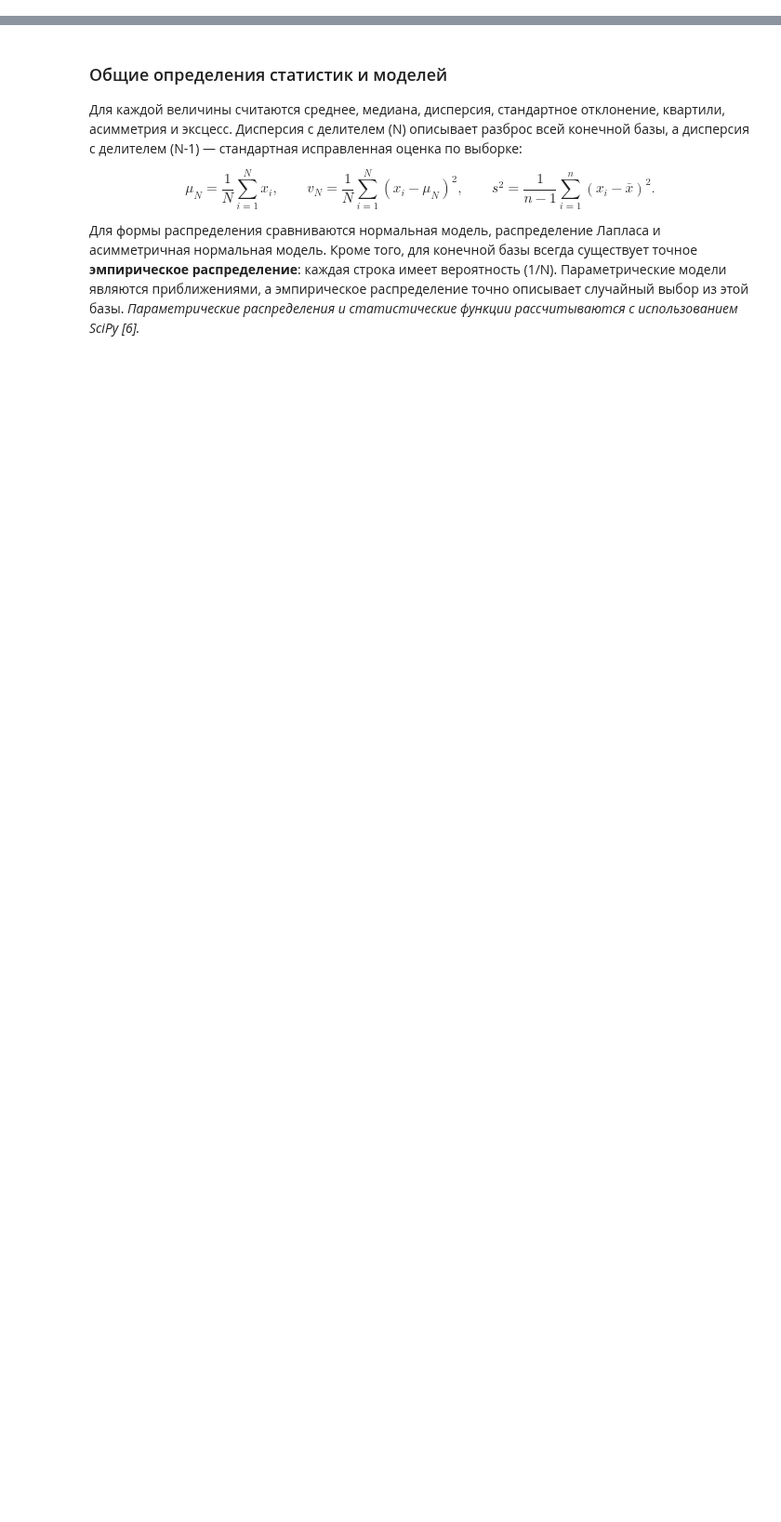
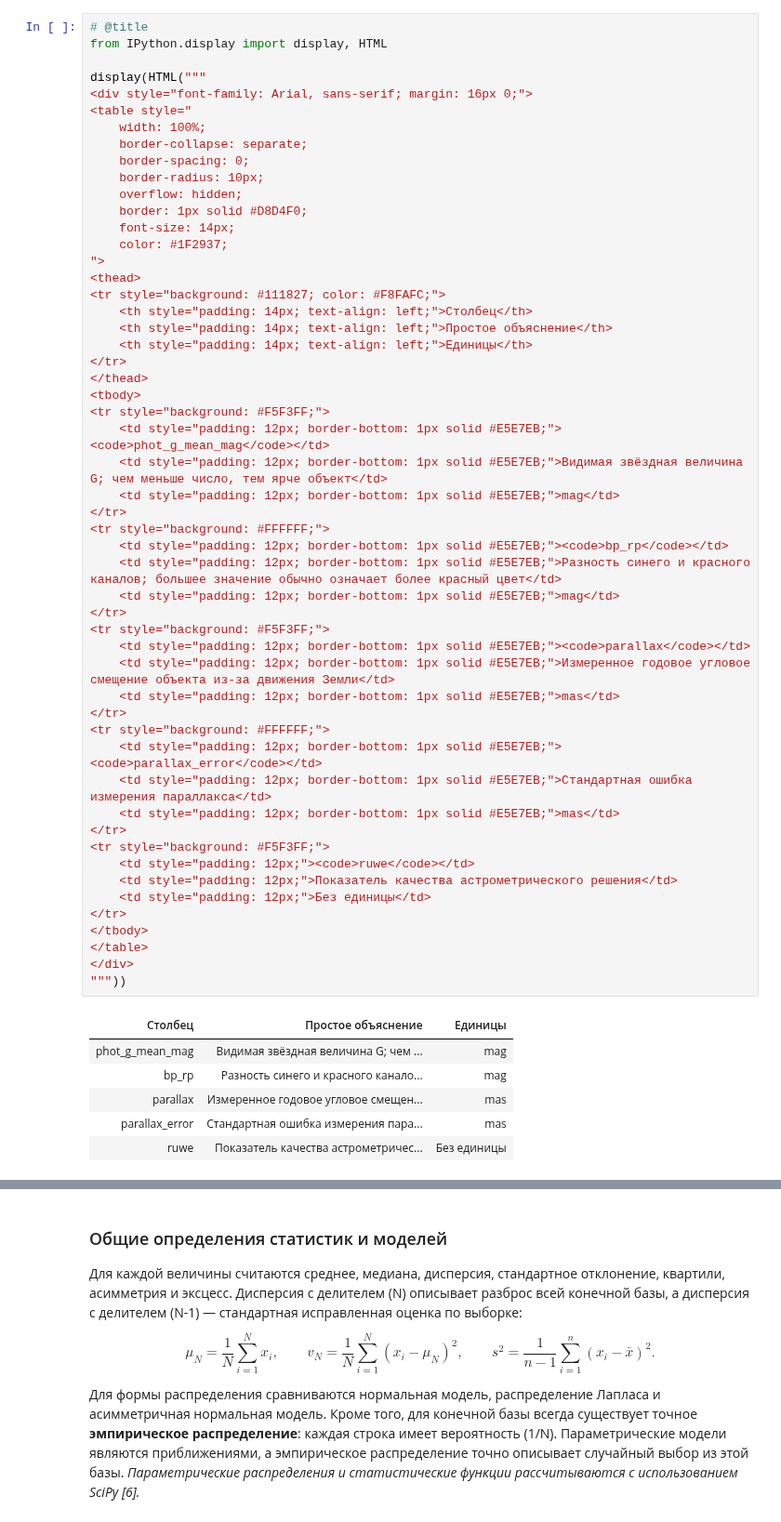
Before and after one commit to sofia28s/statistics, a Jupyter notebook: Lab01_Gaia.ipynb, the cells around one changed output, grey strips where cells are left out. Shown at 93% size. Drawn from its saved outputs; the diff is of its cells as text; blank space fills up the shorter version.

```diff
--- a/Lab01_Gaia.ipynb
+++ b/Lab01_Gaia.ipynb
@@ -45,2 +194,62 @@ ORDER BY random_index
 Отрицательные измеренные параллаксы не удаляются. Они возможны из-за ошибок измерения малых величин; отрицательный параллакс не означает физическое отрицательное расстояние [3].
+# %%
+# @title
+from IPython.display import display, HTML
+
+display(HTML("""
+<div style="font-family: Arial, sans-serif; margin: 16px 0;">
+<table style="
+    width: 100%;
+    border-collapse: separate;
+    border-spacing: 0;
+    border-radius: 10px;
+    overflow: hidden;
+    border: 1px solid #D8D4F0;
+    font-size: 14px;
+    color: #1F2937;
+">
+<thead>
+<tr style="background: #111827; color: #F8FAFC;">
+    <th style="padding: 14px; text-align: left;">Столбец</th>
+    <th style="padding: 14px; text-align: left;">Простое объяснение</th>
+    <th style="padding: 14px; text-align: left;">Единицы</th>
+</tr>
+</thead>
+<tbody>
+<tr style="background: #F5F3FF;">
+    <td style="padding: 12px; border-bottom: 1px solid #E5E7EB;"><code>phot_g_mean_mag</code></td>
+    <td style="padding: 12px; border-bottom: 1px solid #E5E7EB;">Видимая звёздная величина G; чем меньше число, тем ярче объект</td>
+    <td style="padding: 12px; border-bottom: 1px solid #E5E7EB;">mag</td>
+</tr>
+<tr style="background: #FFFFFF;">
+    <td style="padding: 12px; border-bottom: 1px solid #E5E7EB;"><code>bp_rp</code></td>
+    <td style="padding: 12px; border-bottom: 1px solid #E5E7EB;">Разность синего и красного каналов; большее значение обычно означает более красный цвет</td>
+    <td style="padding: 12px; border-bottom: 1px solid #E5E7EB;">mag</td>
+</tr>
+<tr style="background: #F5F3FF;">
+    <td style="padding: 12px; border-bottom: 1px solid #E5E7EB;"><code>parallax</code></td>
+    <td style="padding: 12px; border-bottom: 1px solid #E5E7EB;">Измеренное годовое угловое смещение объекта из-за движения Земли</td>
+    <td style="padding: 12px; border-bottom: 1px solid #E5E7EB;">mas</td>
+</tr>
+<tr style="background: #FFFFFF;">
+    <td style="padding: 12px; border-bottom: 1px solid #E5E7EB;"><code>parallax_error</code></td>
+    <td style="padding: 12px; border-bottom: 1px solid #E5E7EB;">Стандартная ошибка измерения параллакса</td>
+    <td style="padding: 12px; border-bottom: 1px solid #E5E7EB;">mas</td>
+</tr>
+<tr style="background: #F5F3FF;">
+    <td style="padding: 12px;"><code>ruwe</code></td>
+    <td style="padding: 12px;">Показатель качества астрометрического решения</td>
+    <td style="padding: 12px;">Без единицы</td>
+</tr>
+</tbody>
+</table>
+</div>
+"""))
+# %% [output]
+| Столбец | Простое объяснение | Единицы |
+| phot_g_mean_mag | Видимая звёздная величина G; чем ... | mag |
+| bp_rp | Разность синего и красного канало... | mag |
+| parallax | Измеренное годовое угловое смещен... | mas |
+| parallax_error | Стандартная ошибка измерения пара... | mas |
+| ruwe | Показатель качества астрометричес... | Без единицы |
 # %%
```
Also changed, not shown: parts of 75 cells of this notebook.
